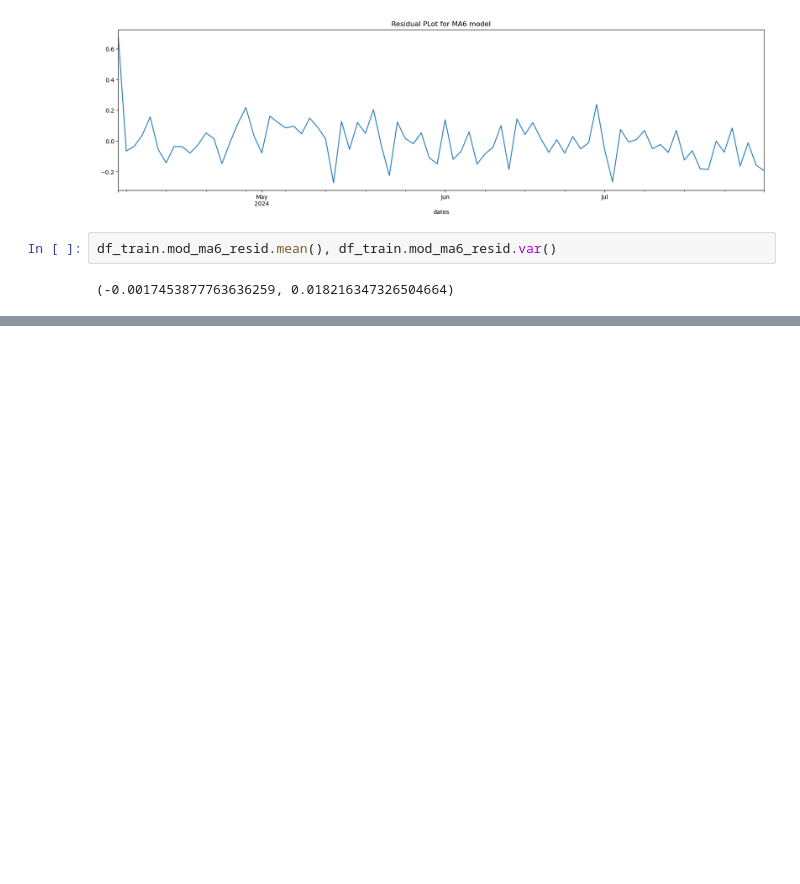
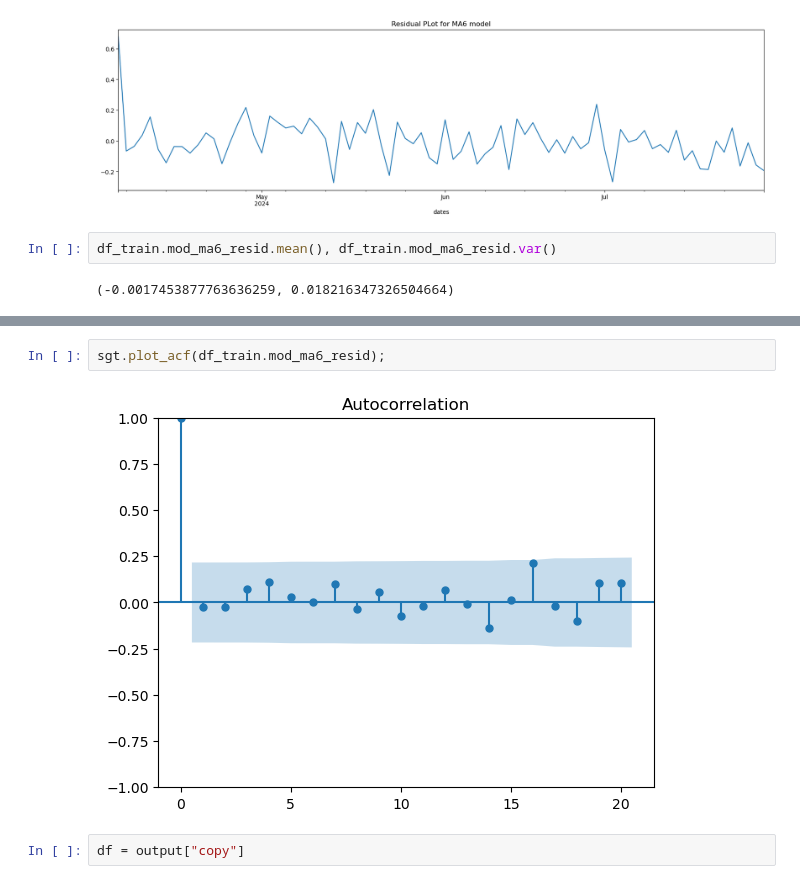
Before and after one commit to Nifoluwa/ML_for_finance, a Jupyter notebook: Time_Series/Walkthrough.ipynb, the cells around one changed output, grey strips where cells are left out. Cells and saved outputs as stored; diff of their text form; blank space fills up the shorter version.

```diff
--- a/Time_Series/Walkthrough.ipynb
+++ b/Time_Series/Walkthrough.ipynb
@@ -473,0 +474,6 @@ df_train.mod_ma6_resid.mean(), df_train.mod_ma6_resid.var()
+# %%
+sgt.plot_acf(df_train.mod_ma6_resid);
+# %% [output]
+[figure, added]
+# %%
+df = output["copy"]
```
Also changed, not shown: parts of 69 cells of this notebook, 2 other files.
